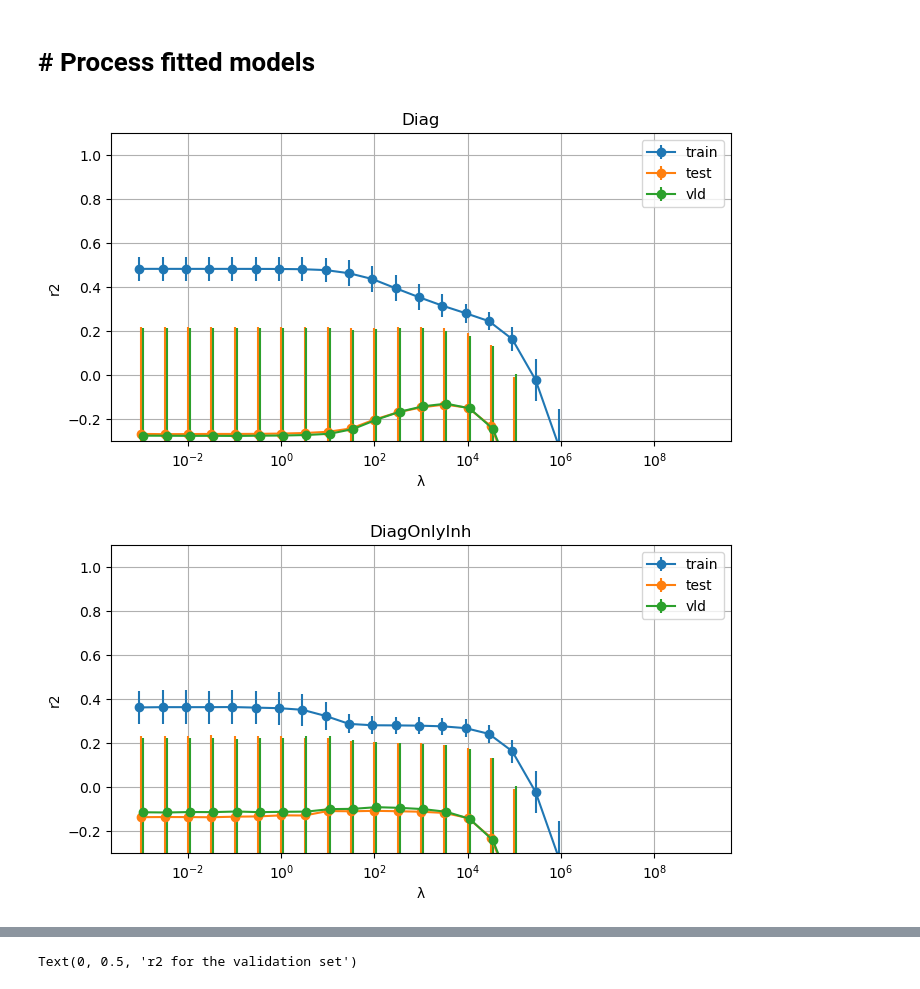
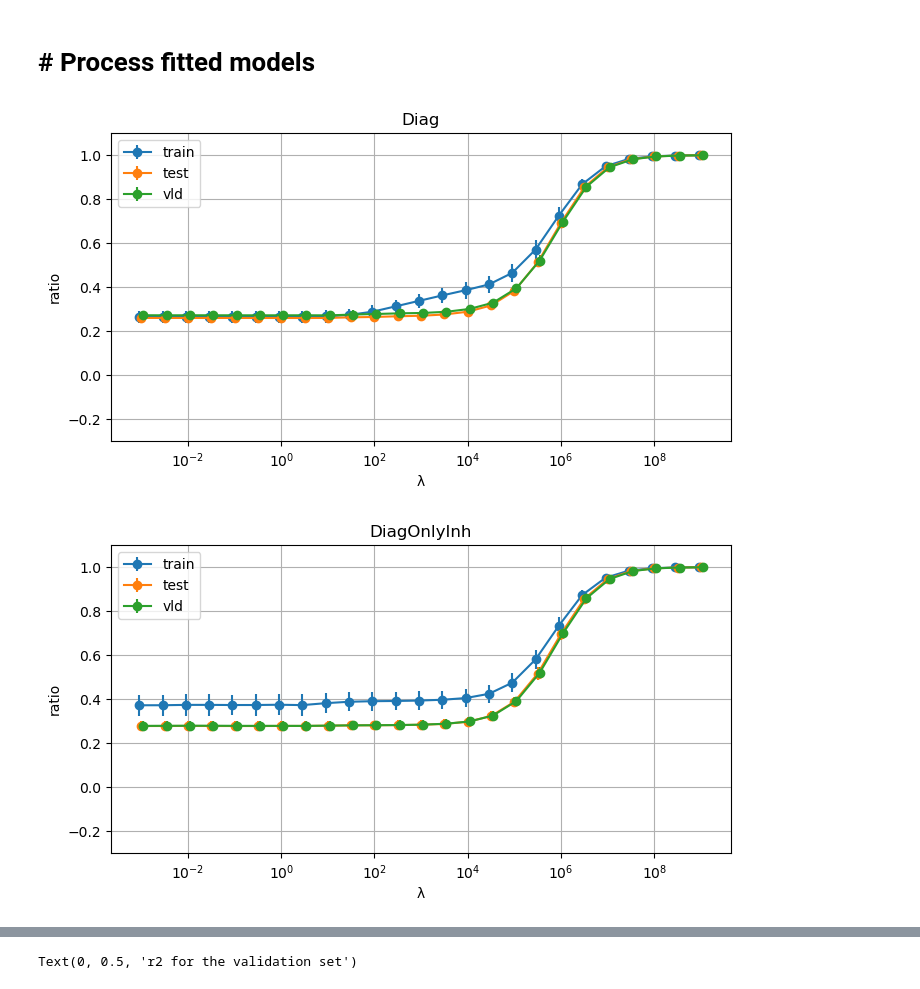
Before and after one commit to stootoon/glom-io-transform-release, a Jupyter notebook: model-fitting/proc_fit_models.ipynb, the cells around one changed output, grey strips where cells are left out. Cells and saved outputs as stored; diff of their text form; code cells hidden in the pictures.

```diff
--- a/model-fitting/proc_fit_models.ipynb
+++ b/model-fitting/proc_fit_models.ipynb
@@ -60,8 +58,8 @@ reload(pfm)
 standardization = "separate"
 normalization   = "odour_std"
 center          = True
-sampler         = "odours"
-mode            = "outclass"
+sampler         = "trials"
+mode            = "random"
 n_od_train      = "max"
 base_dir = layout.build_fit_dir(name="FOOBAR",
     root = os.path.join(proj_path, "model-fitting/fits"),
@@ -80,6 +78,6 @@ base_dir='/camp/home/tootoos/working/tootoos/git/glom-io-transform-release/model
 # %%
 reload(pfm)
-force_reload = False
+force_reload = True
 preload_if_available = True
 preloaded_file = f"{sampler}_{mode}_{n_od_train}.p"
 notebook_root = os.path.join(proj_path, "model-fitting")
@@ -111,9 +109,10 @@ if len(left_to_load) > 0:
     loaded_fields = pfm.load_models(base_dir, load_config_from_input=True,
                                               load_only=left_to_load)
     loaded_models[base_dir] = {**loaded_models.get(base_dir, {}), **loaded_fields}
-    if preload_if_available:
-        with open(preloaded_full_path, "wb") as f:
-            pickle.dump(loaded_models[base_dir], f)
-        print(f"Preloaded models saved to {preloaded_full_path}")
+
+if preload_if_available:
+    with open(preloaded_full_path, "wb") as f:
+        pickle.dump(loaded_models[base_dir], f)
+    print(f"Preloaded models saved to {preloaded_full_path}")
 models = loaded_models[base_dir]
 # %% [output]
@@ -132,0 +136,4 @@ Preloaded models saved to /camp/home/tootoos/working/tootoos/git/glom-io-transfo
+# %%
+with open(preloaded_full_path, "wb") as f:
+    pickle.dump(loaded_models[base_dir], f)
+print(f"Preloaded models saved to {preloaded_full_path}")
@@ -160,7 +169,7 @@ plot_history(out["results"]["history"])
 # For each model, count the number of parameters it has.
 # If it has one parameter, plot the mean and std of the the ratio parameter for the train, test and vld sets.
 subset_params = {}
-stat = 'r2'
+stat = 'ratio'
 identity = lambda x: x
 yl = (-0.3,1.1)
 for name, mdl in sorted(models.items()):
@@ -209,32 +218,32 @@ for name, mdl in sorted(models.items()):
             xticks(range(len(p1_vals)), [f'{tform(p1)(p):g}' for p in p1_vals]); xlabel(f"{tname(p1)} {p1}")
             title(f'{stat}_{fld} as a function of {p0} and {p1}', pad=1)
             tight_layout()
         suptitle(descr, y = 1.0)
 
     if len(mdl["params"]) == 1:
         param = mdl["params"][0]
         figure(figsize=(8, 4))
         for i, fld in enumerate(['train', 'test', 'vld']):
             mask = df["split"].str.startswith("train") if fld == "train" else df["split"] == fld
             sub = df[mask]
             stat_mean = sub.groupby(param)[stat].mean()
             stat_std  = sub.groupby(param)[stat].std()
             if mdl["params"][0] == "λ":
                 # Use a log scale for the x-axis
                 plt.xscale('log')
             # Stagger the x-values for the train, test, and validation sets
             errorbar(stat_mean.index * (0.9+i/10), stat_mean, yerr=stat_std, label=fld, marker='o')
         xlabel(param)
         ylabel(f'{stat}')
         if yl is None:
             yl = list(ylim())
             yl[0] = max(yl[0], 0)
             yl[1] = min(yl[1], 2)
         ylim(yl)
         legend()
         title(descr)
         grid(True)
 #xlim(9,1100)
 # %% [output]
-[figure, old version]
+[figure, new version]
-[figure, old version]
+[figure, new version]
```
Also changed, not shown: parts of 5 cells of this notebook, 1 other file.
